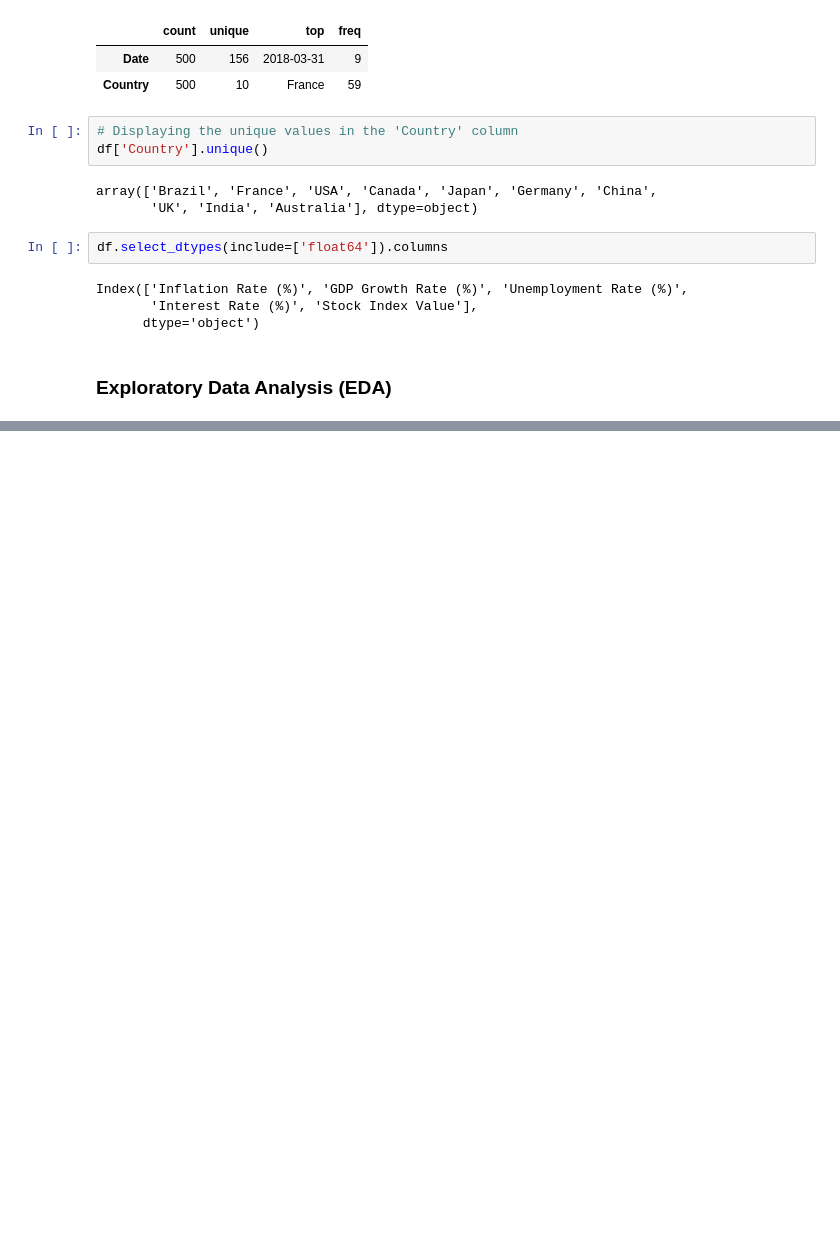
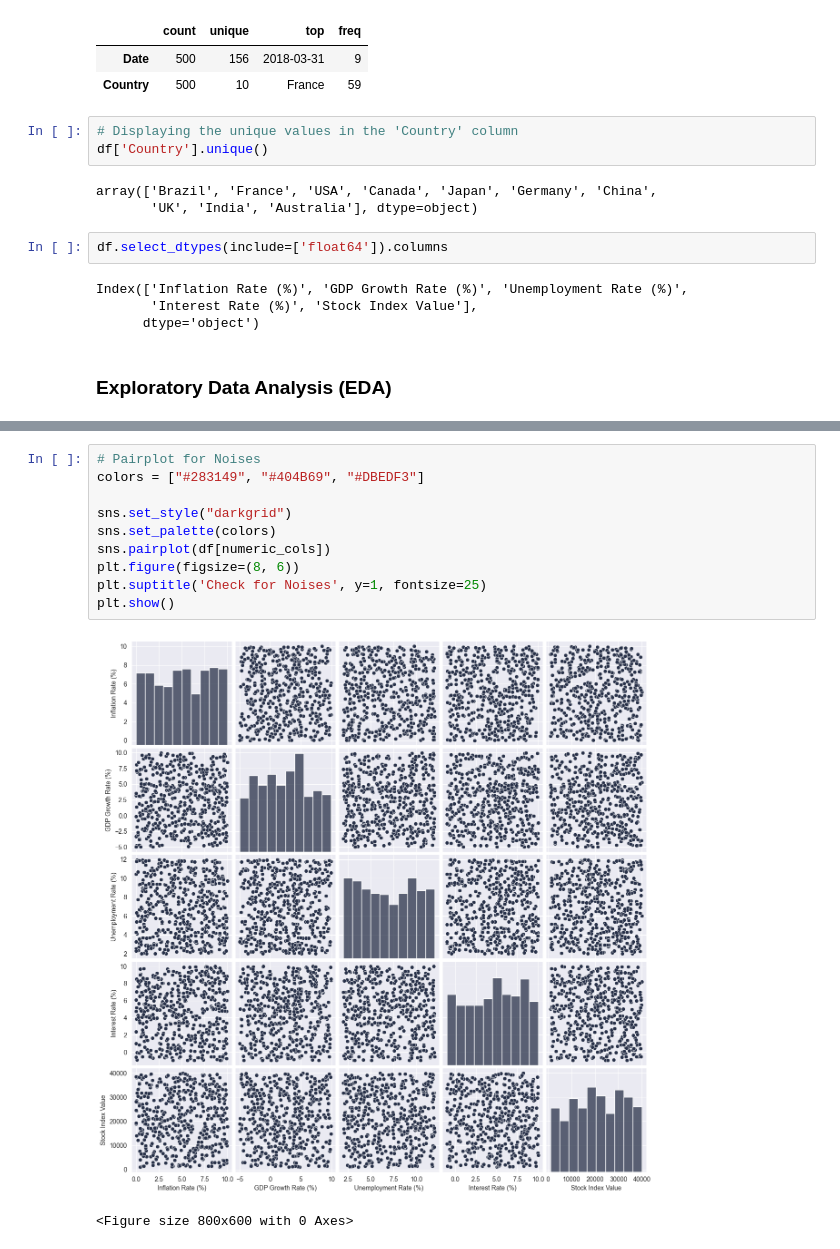
Before and after one commit to muhammederbay10/clustering-countries-economic-indicators, a Jupyter notebook: Countries.ipynb, the cells around one changed output, grey strips where cells are left out. Saved outputs shown, nothing was run; the diff lists cells and outputs as text; blank space fills up the shorter version.

```diff
--- a/Countries.ipynb
+++ b/Countries.ipynb
@@ -174,0 +200,13 @@ df[df['GDP Growth Rate (%)']<0].style.applymap(lambda v: 'background-color: ligh
+# %%
+# Pairplot for Noises
+colors = ["#283149", "#404B69", "#DBEDF3"]
+
+sns.set_style("darkgrid")
+sns.set_palette(colors)
+sns.pairplot(df[numeric_cols])
+plt.figure(figsize=(8, 6))
+plt.suptitle('Check for Noises', y=1, fontsize=25)
+plt.show()
+# %% [output]
+[figure, added]
+<Figure size 800x600 with 0 Axes>
```
Also changed, not shown: parts of 9 cells of this notebook.
